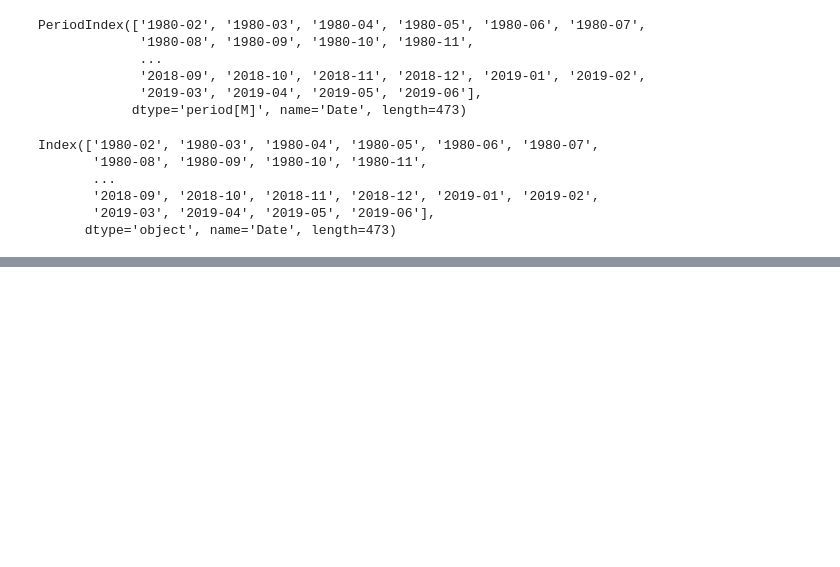
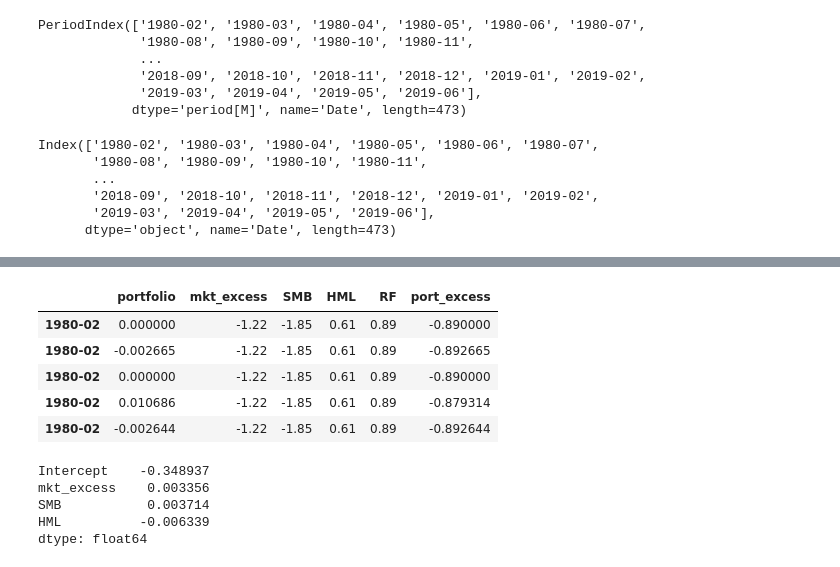
Before and after one commit to wolfinwallst/Financial_Engineering_and_Risk_Management, a Jupyter notebook: 파이썬으로 배우는 포트폴리오/#6 Fama-French 3-factor model.ipynb, the cells around one changed output, grey strips where cells are left out. Cells and saved outputs as stored; diff of their text form; code cells hidden in the pictures; blank space fills up the shorter version.

```diff
--- a/파이썬으로 배우는 포트폴리오/#6 Fama-French 3-factor model.ipynb
+++ b/파이썬으로 배우는 포트폴리오/#6 Fama-French 3-factor model.ipynb
@@ -226,0 +292,3 @@ regress_data.head()
+# %%
+regress_data.rename(columns={'Mkt-RF': "mkt_excess"}, inplace=True)
+regress_data.head()
@@ -226,0 +302,23 @@ regress_data.head()
+# %%
+# 초과수익률을 'port_excess' col.에 저장
+regress_data['port_excess'] = regress_data['portfolio'] - regress_data['RF']
+regress_data.head()
+# %% [output]
+|  | portfolio | mkt_excess | SMB | HML | RF | port_excess |
+| 1980-02 | 0.000000 | -1.22 | -1.85 | 0.61 | 0.89 | -0.890000 |
+| 1980-02 | -0.002665 | -1.22 | -1.85 | 0.61 | 0.89 | -0.892665 |
+| 1980-02 | 0.000000 | -1.22 | -1.85 | 0.61 | 0.89 | -0.890000 |
+| 1980-02 | 0.010686 | -1.22 | -1.85 | 0.61 | 0.89 | -0.879314 |
+| 1980-02 | -0.002644 | -1.22 | -1.85 | 0.61 | 0.89 | -0.892644 |
+# %%
+import statsmodels.api as smf
+
+model = smf.formula.ols(formula="port_excess ~ mkt_excess + SMB + HML", data=regress_data).fit()
+
+print(model.params)
+# %% [output]
+Intercept    -0.348937
+mkt_excess    0.003356
+SMB           0.003714
+HML          -0.006339
+dtype: float64
```
Also changed, not shown: parts of 11 cells of this notebook.
